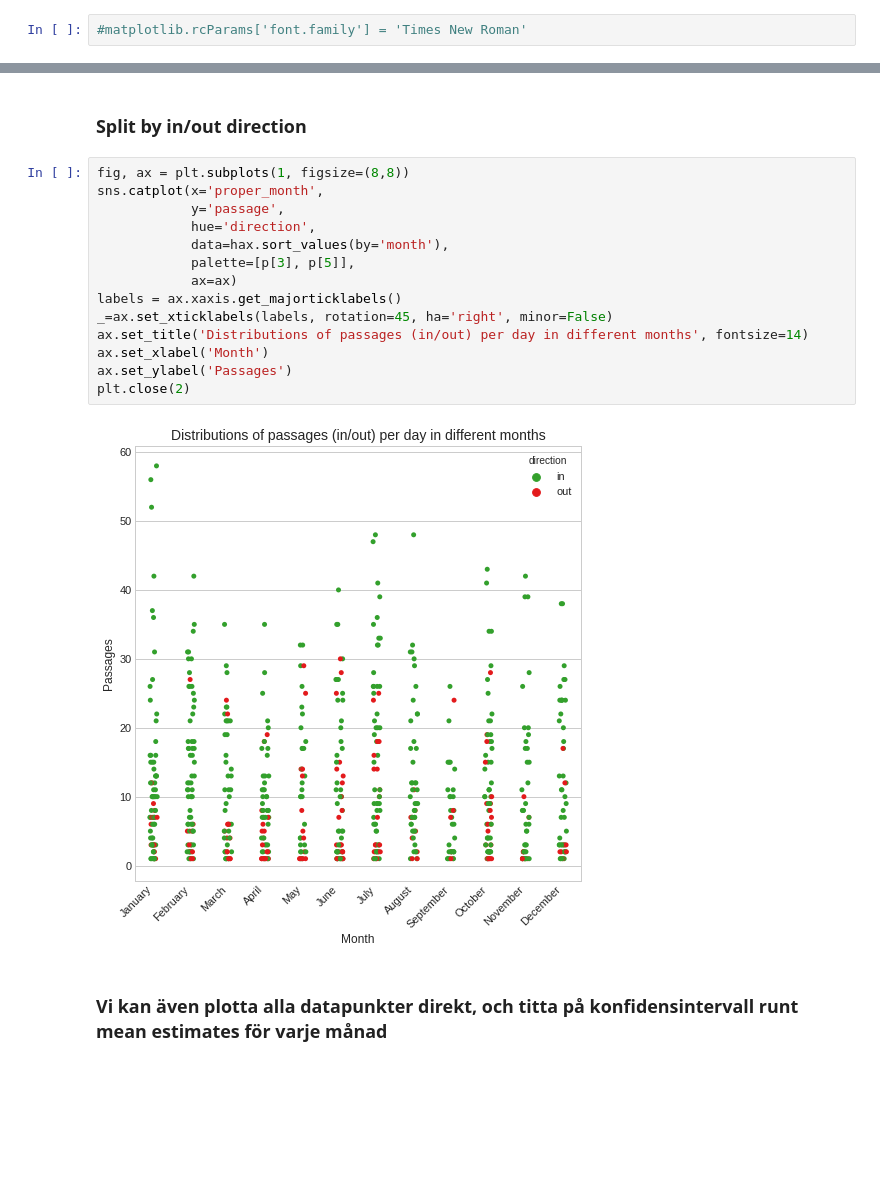
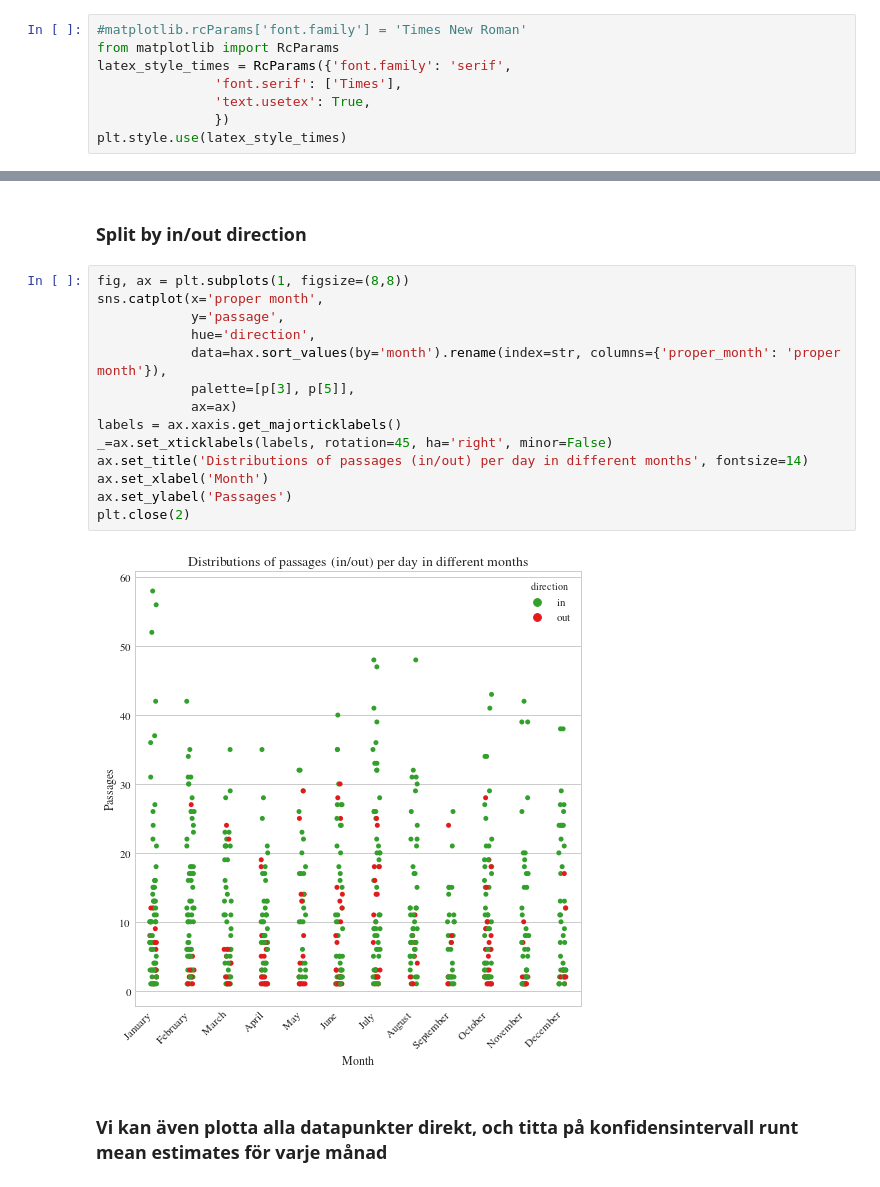
Before and after one commit to maxlund/johannas, a Jupyter notebook: sveas.ipynb, the cells around one changed output, grey strips where cells are left out. Cells and saved outputs as stored; diff of their text form; blank space fills up the shorter version.

Commit message:
fix hours, font

```diff
--- a/sveas.ipynb
+++ b/sveas.ipynb
@@ -15,5 +20,11 @@ import matplotlib.font_manager
 # %%
 #matplotlib.rcParams['font.family'] = 'Times New Roman'
+from matplotlib import RcParams
+latex_style_times = RcParams({'font.family': 'serif',
+               'font.serif': ['Times'],
+               'text.usetex': True,
+               })
+plt.style.use(latex_style_times)
 # %%
 df = pd.read_excel('svea_data.xlsx', 'ALLT (med tomma dagar sist)')
 # %%
@@ -841,20 +855,20 @@ plt.close(2)
 ### Split by in/out direction
 # %%
 fig, ax = plt.subplots(1, figsize=(8,8))
-sns.catplot(x='proper_month',
+sns.catplot(x='proper month',
             y='passage',
             hue='direction',
-            data=hax.sort_values(by='month'),
+            data=hax.sort_values(by='month').rename(index=str, columns={'proper_month': 'proper month'}),
             palette=[p[3], p[5]],
             ax=ax)
 labels = ax.xaxis.get_majorticklabels()
 _=ax.set_xticklabels(labels, rotation=45, ha='right', minor=False)
 ax.set_title('Distributions of passages (in/out) per day in different months', fontsize=14)
 ax.set_xlabel('Month')
 ax.set_ylabel('Passages')
 plt.close(2)
 # %% [output]
-[figure, old version]
+[figure, new version]
 # %% [markdown]
 ### Vi kan även plotta alla datapunkter direkt, och titta på konfidensintervall runt mean estimates för varje månad
 # %%
```
Also changed, not shown: parts of 57 cells of this notebook, 1 other file.
